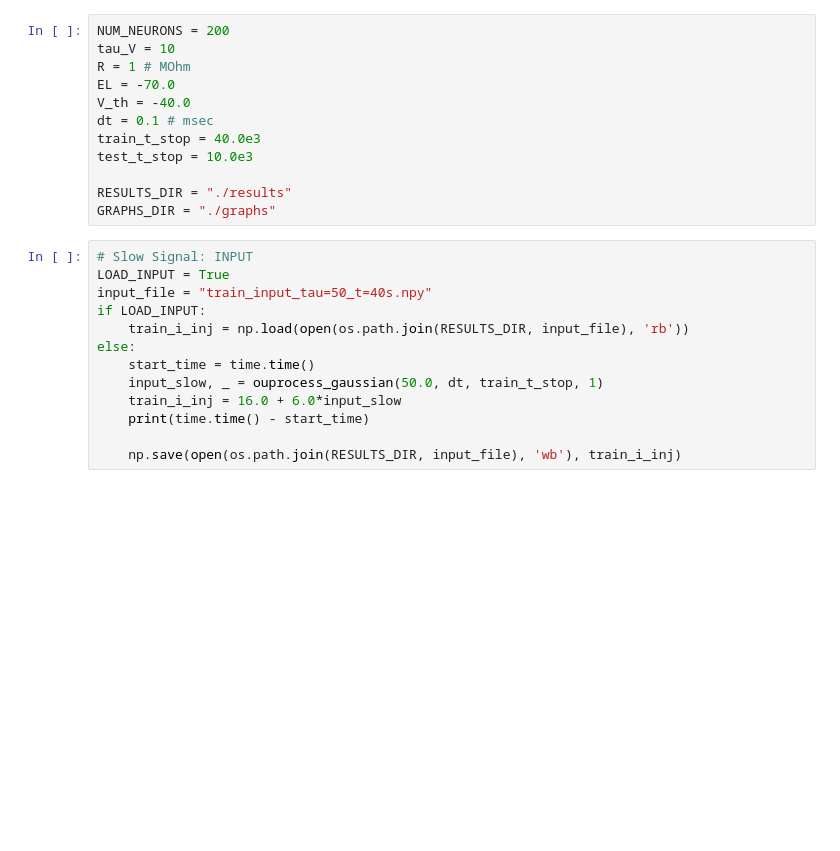
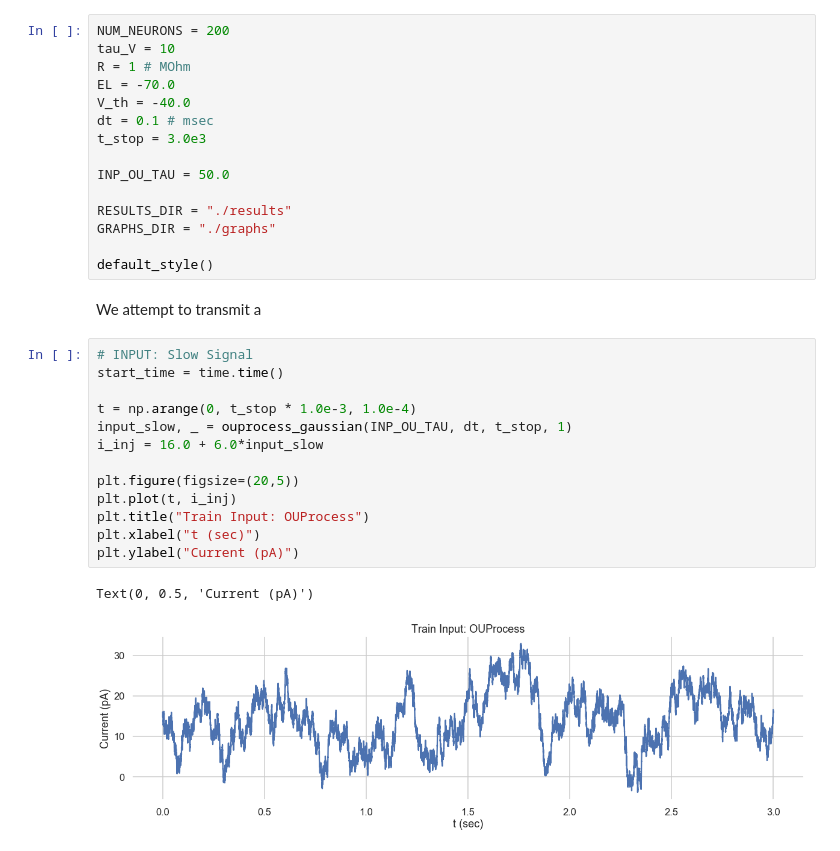
Before and after one commit to nsbspl/async-spike-propagation, a Jupyter notebook: main.ipynb, the cells around one changed output. Drawn from its saved outputs; the diff is of its cells as text; blank space fills up the shorter version.

```diff
--- a/main.ipynb
+++ b/main.ipynb
@@ -75,21 +92,29 @@ R = 1 # MOhm
 EL = -70.0
 V_th = -40.0
 dt = 0.1 # msec
-train_t_stop = 40.0e3
-test_t_stop = 10.0e3
+t_stop = 3.0e3
+
+INP_OU_TAU = 50.0
 
 RESULTS_DIR = "./results"
 GRAPHS_DIR = "./graphs"
+
+default_style()
-# %%
-# Slow Signal: INPUT
-LOAD_INPUT = True
-input_file = "train_input_tau=50_t=40s.npy"
-if LOAD_INPUT:
-    train_i_inj = np.load(open(os.path.join(RESULTS_DIR, input_file), 'rb'))
-else:
-    start_time = time.time()
-    input_slow, _ = ouprocess_gaussian(50.0, dt, train_t_stop, 1)
-    train_i_inj = 16.0 + 6.0*input_slow
-    print(time.time() - start_time)
-
-    np.save(open(os.path.join(RESULTS_DIR, input_file), 'wb'), train_i_inj)
+# %% [markdown]
+We attempt to transmit a
+# %%
+# INPUT: Slow Signal
+start_time = time.time()
+
+t = np.arange(0, t_stop * 1.0e-3, 1.0e-4)
+input_slow, _ = ouprocess_gaussian(INP_OU_TAU, dt, t_stop, 1)
+i_inj = 16.0 + 6.0*input_slow
+
+plt.figure(figsize=(20,5))
+plt.plot(t, i_inj)
+plt.title("Train Input: OUProcess")
+plt.xlabel("t (sec)")
+plt.ylabel("Current (pA)")
+# %% [output]
+Text(0, 0.5, 'Current (pA)')
+[figure, added]
```
Also changed, not shown: parts of 104 cells of this notebook, 4 other files.
